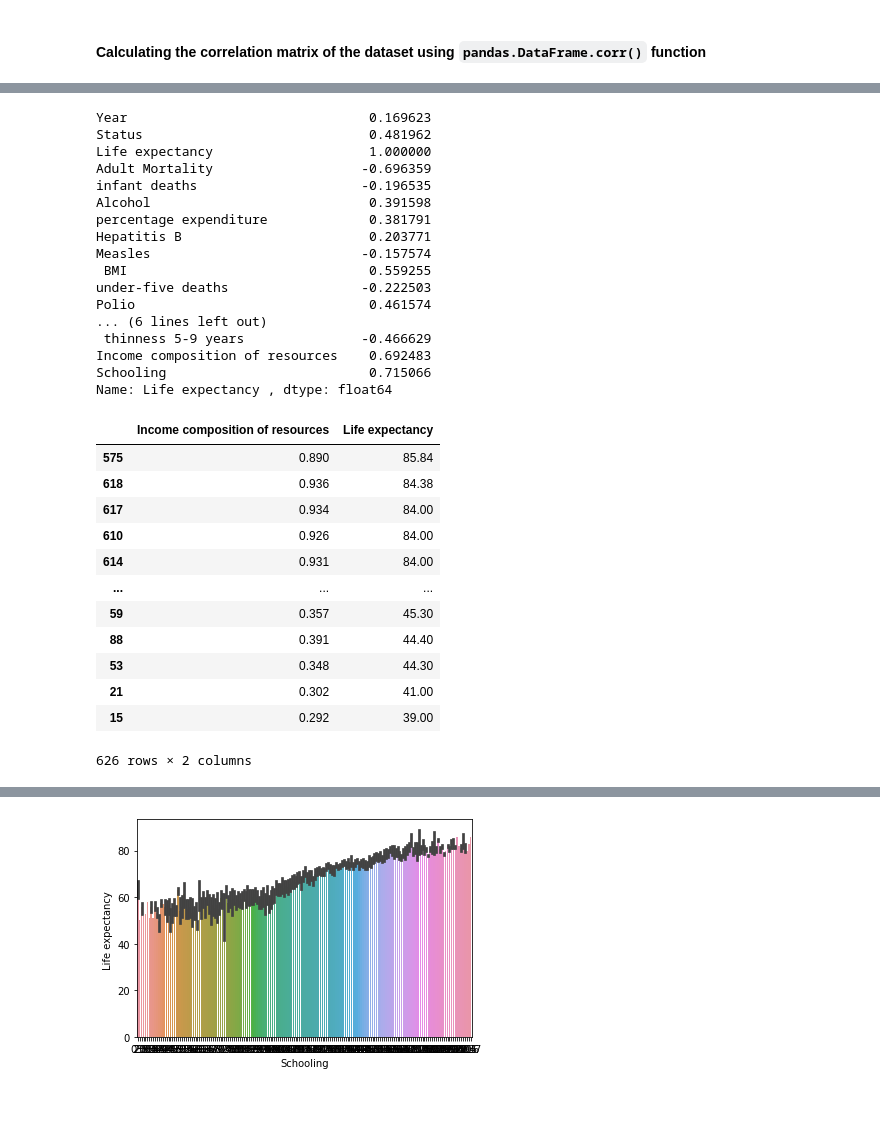
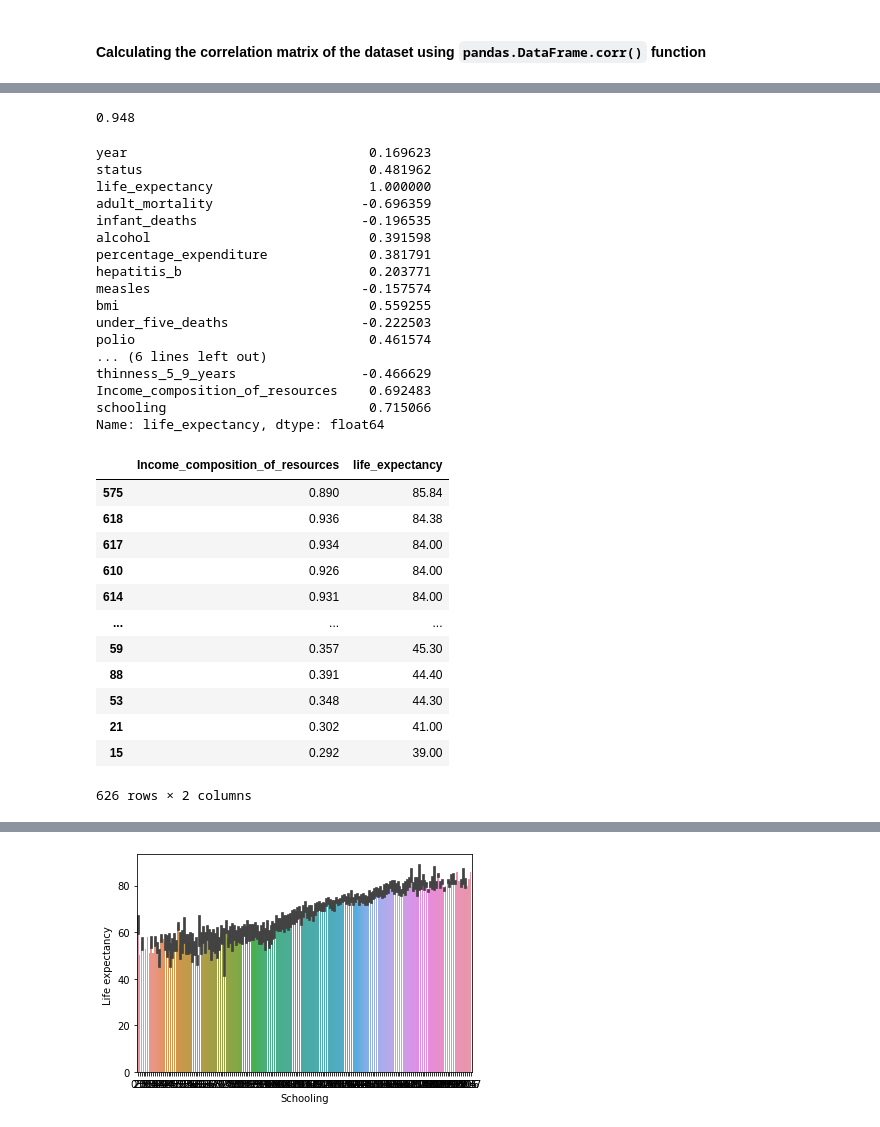
Before and after one commit to Omar-Gebal/Diamonds-Statistical-Analysis-Regression-Classification, a Jupyter notebook: notebook.ipynb, the cells around one changed output, grey strips where cells are left out. Cells and saved outputs as stored; diff of their text form; code cells hidden in the pictures.

```diff
--- a/notebook.ipynb
+++ b/notebook.ipynb
@@ -178,34 +173,39 @@ data['Income composition of resources'].max(
+# %%
+data['Income_composition_of_resources'].max(
+) - data['Income_composition_of_resources'].min()
+# %% [output]
+0.948
 # %%
 import matplotlib.pyplot as plt  # matplot library
 import seaborn as sns  # seaborn library
 %matplotlib inline
 # %%
 #See the correlation between features and our target => Price
-income_correlation = data.corr()['Life expectancy ']
+income_correlation = data.corr()['life_expectancy']
 income_correlation
 # %% [output]
-Year                               0.169623
-Status                             0.481962
-Life expectancy                    1.000000
-Adult Mortality                   -0.696359
-infant deaths                     -0.196535
-Alcohol                            0.391598
-percentage expenditure             0.381791
-Hepatitis B                        0.203771
-Measles                           -0.157574
- BMI                               0.559255
-under-five deaths                 -0.222503
-Polio                              0.461574
+year                               0.169623
+status                             0.481962
+life_expectancy                    1.000000
+adult_mortality                   -0.696359
+infant_deaths                     -0.196535
+alcohol                            0.391598
+percentage_expenditure             0.381791
+hepatitis_b                        0.203771
+measles                           -0.157574
+bmi                                0.559255
+under_five_deaths                 -0.222503
+polio                              0.461574
 ... (6 lines left out)
- thinness 5-9 years               -0.466629
-Income composition of resources    0.692483
-Schooling                          0.715066
-Name: Life expectancy , dtype: float64
+thinness_5_9_years                -0.466629
+Income_composition_of_resources    0.692483
+schooling                          0.715066
+Name: life_expectancy, dtype: float64
 # %%
 #Use Groupby and Mean to understand the relation Between room_type and price
-data[['Income composition of resources','Life expectancy ']].groupby(['Income composition of resources'],as_index=False).mean().sort_values(by='Life expectancy ',ascending=False)
+data[['Income_composition_of_resources','life_expectancy']].groupby(['Income_composition_of_resources'],as_index=False).mean().sort_values(by='life_expectancy',ascending=False)
 # %% [output]
-|  | Income composition of resources | Life expectancy |
+|  | Income_composition_of_resources | life_expectancy |
 | 575 | 0.890 | 85.84 |
 | 618 | 0.936 | 84.38 |
 | 617 | 0.934 | 84.00 |
```
Also changed, not shown: parts of 40 cells of this notebook.
